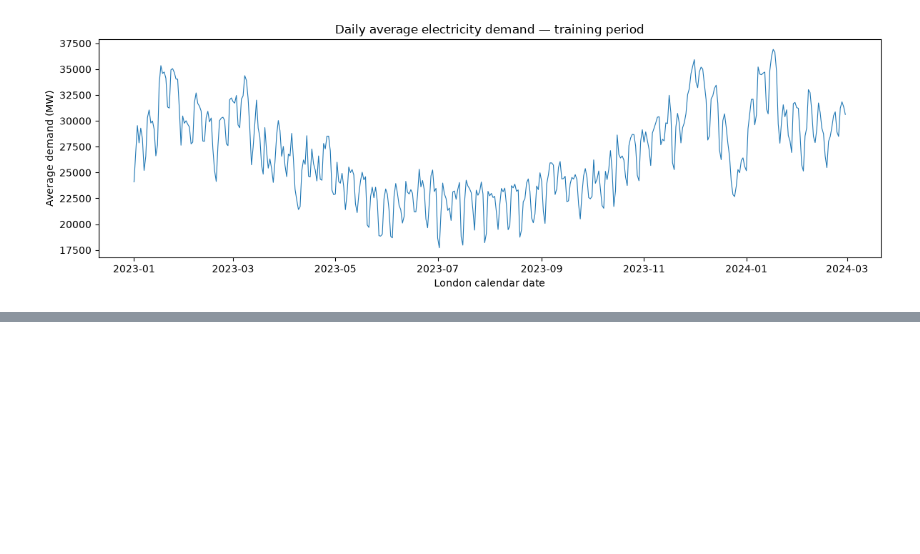
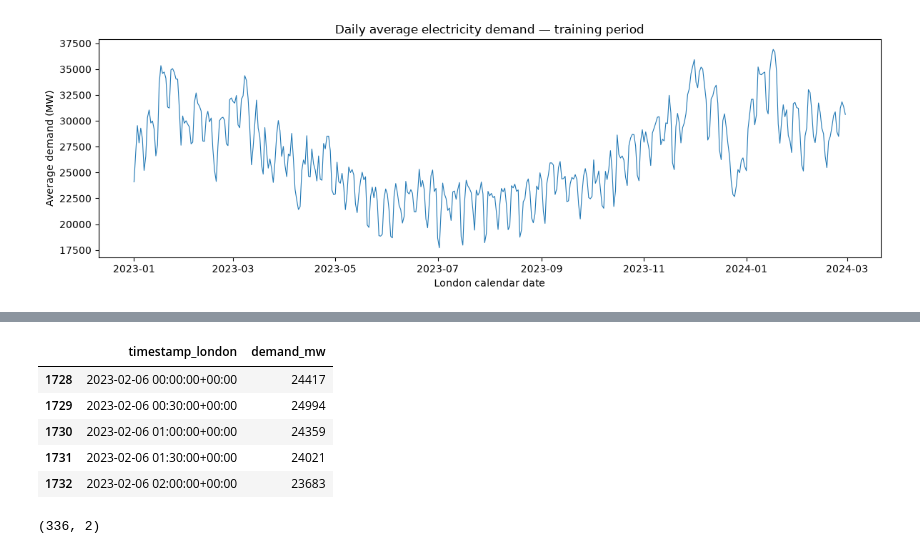
Before and after one commit to Ak62007/Halftime-Effect, a Jupyter notebook: notebooks/03_demand_eda.ipynb, the cells around one changed output, grey strips where cells are left out. Saved outputs shown, nothing was run; the diff lists cells and outputs as text; code cells hidden in the pictures; blank space fills up the shorter version.

```diff
--- a/notebooks/03_demand_eda.ipynb
+++ b/notebooks/03_demand_eda.ipynb
@@ -100,0 +138,13 @@ plt.show()
+# %%
+sample_week.head()
+# %% [output]
+|  | timestamp_london | demand_mw |
+| 1728 | 2023-02-06 00:00:00+00:00 | 24417 |
+| 1729 | 2023-02-06 00:30:00+00:00 | 24994 |
+| 1730 | 2023-02-06 01:00:00+00:00 | 24359 |
+| 1731 | 2023-02-06 01:30:00+00:00 | 24021 |
+| 1732 | 2023-02-06 02:00:00+00:00 | 23683 |
+# %%
+sample_week.shape
+# %% [output]
+(336, 2)
```
Also changed, not shown: parts of 10 cells of this notebook.
